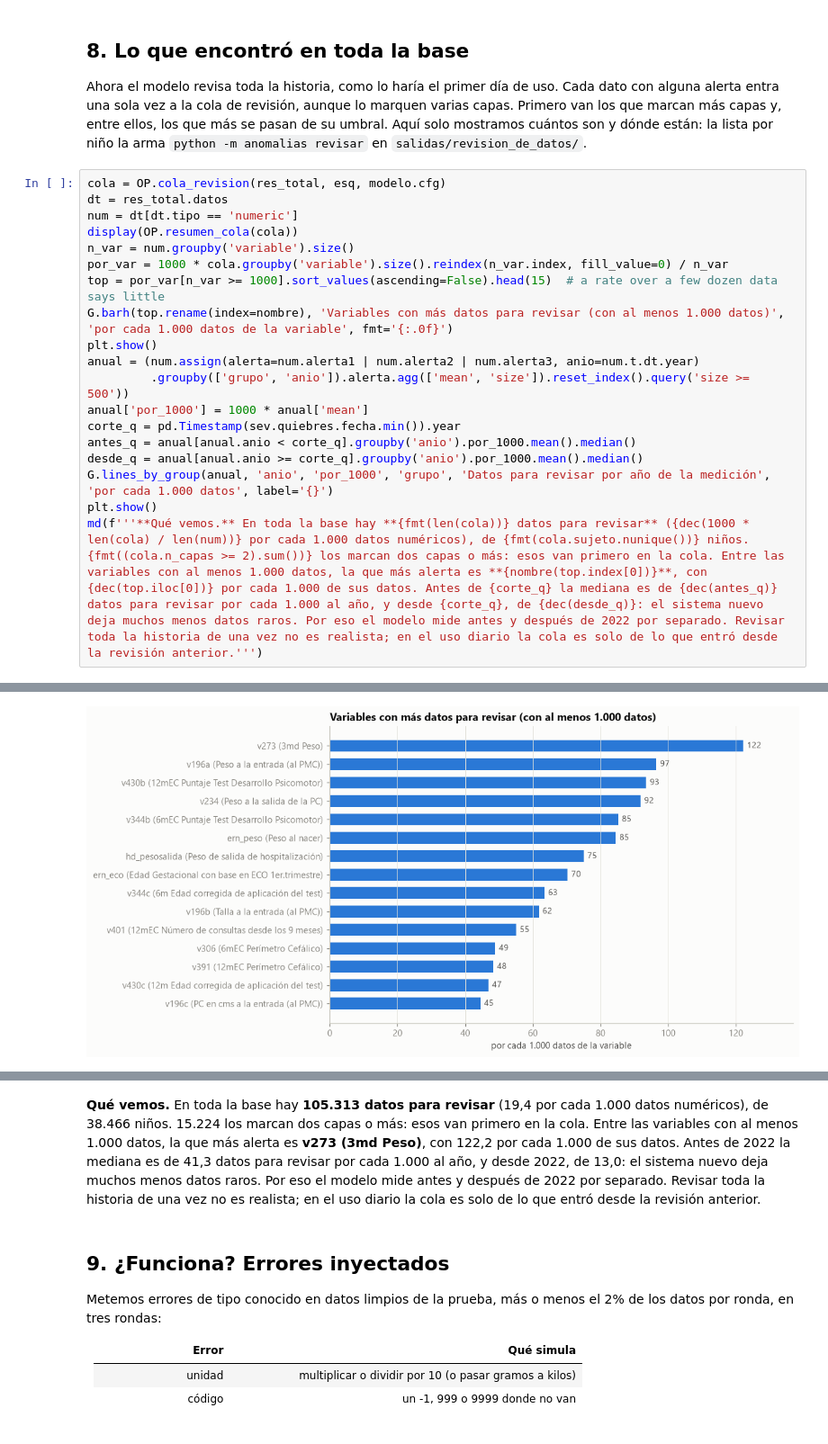
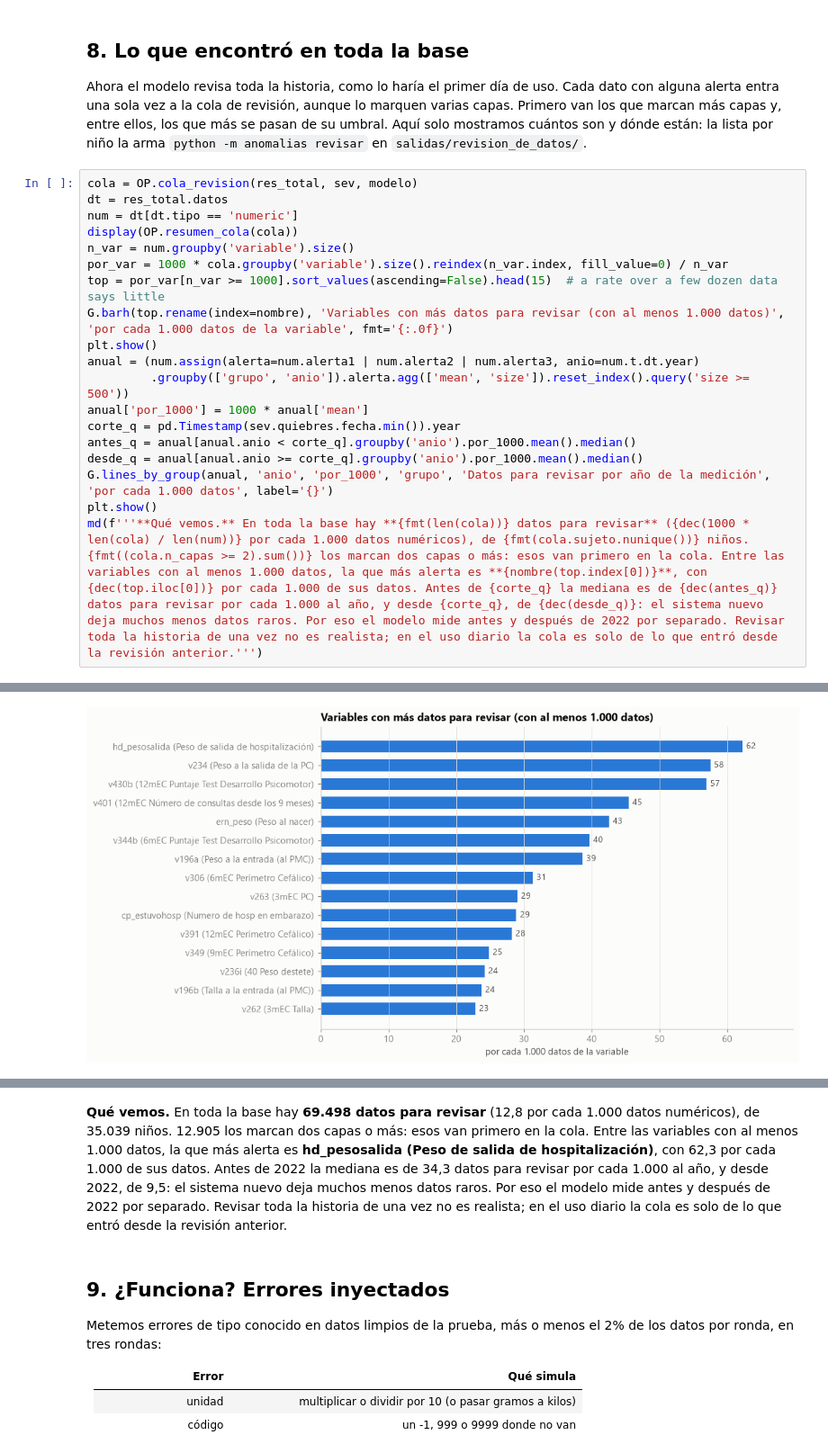
Before and after one commit to breinergonza/proyecto-maia, a Jupyter notebook: insumo-datos/informes/modelo_anomalias.ipynb, the cells around one changed output, grey strips where cells are left out. Shown at 90% size. Saved outputs shown, nothing was run; the diff lists cells and outputs as text.

Commit message:
docs(informes): rerun reports with models 95fe74f27a and ae4b9be67b

```diff
--- a/insumo-datos/informes/modelo_anomalias.ipynb
+++ b/insumo-datos/informes/modelo_anomalias.ipynb
@@ -396,7 +397,7 @@ md(f'''**Qué vemos.** El sesgo empieza en {desde:%m/%Y} ({grupo_txt(grupo_mayor
 
 Ahora el modelo revisa toda la historia, como lo haría el primer día de uso. Cada dato con alguna alerta entra una sola vez a la cola de revisión, aunque lo marquen varias capas. Primero van los que marcan más capas y, entre ellos, los que más se pasan de su umbral. Aquí solo mostramos cuántos son y dónde están: la lista por niño la arma `python -m anomalias revisar` en `salidas/revision_de_datos/`.
 # %%
-cola = OP.cola_revision(res_total, esq, modelo.cfg)
+cola = OP.cola_revision(res_total, sev, modelo)
 dt = res_total.datos
 num = dt[dt.tipo == 'numeric']
 display(OP.resumen_cola(cola))
@@ -427 +428 @@ md(f'''**Qué vemos.** En toda la base hay **{fmt(len(cola))} datos para revisar
-[figure, old version]
+[figure, new version]
@@ -429,4 +430,4 @@ md(f'''**Qué vemos.** En toda la base hay **{fmt(len(cola))} datos para revisar
-**Qué vemos.** En toda la base hay **105.313 datos para revisar** (19,4 por cada 1.000 datos numéricos), de 38.466 niños. 15.224 los marcan dos capas o más: esos van primero en la cola. Entre las variables con al menos 1.000 datos, la que más alerta es **v273 (3md Peso)**, con 122,2 por cada 1.000 de sus datos. Antes de 2022 la mediana es de 41,3 datos para revisar por cada 1.000 al año, y desde 2022, de 13,0: el sistema nuevo deja muchos menos datos raros. Por eso el modelo mide antes y después de 2022 por separado. Revisar toda la historia de una vez no es realista; en el uso diario la cola es solo de lo que entró desde la revisión anterior.
+**Qué vemos.** En toda la base hay **69.498 datos para revisar** (12,8 por cada 1.000 datos numéricos), de 35.039 niños. 12.905 los marcan dos capas o más: esos van primero en la cola. Entre las variables con al menos 1.000 datos, la que más alerta es **hd_pesosalida (Peso de salida de hospitalización)**, con 62,3 por cada 1.000 de sus datos. Antes de 2022 la mediana es de 34,3 datos para revisar por cada 1.000 al año, y desde 2022, de 9,5: el sistema nuevo deja muchos menos datos raros. Por eso el modelo mide antes y después de 2022 por separado. Revisar toda la historia de una vez no es realista; en el uso diario la cola es solo de lo que entró desde la revisión anterior.
 # %% [markdown]
 ## 9. ¿Funciona? Errores inyectados
 
```
Also changed, not shown: parts of 12 cells of this notebook, 3 other files.
